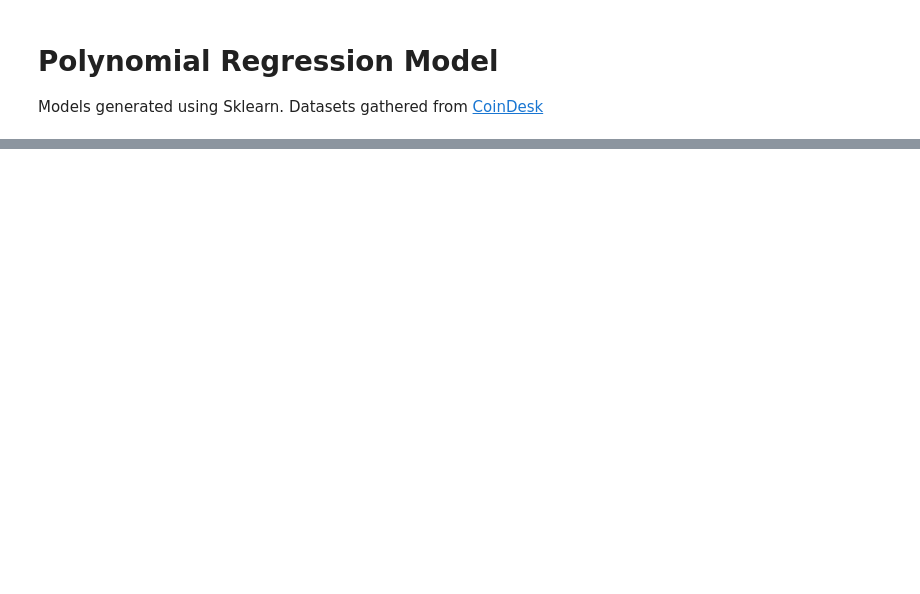
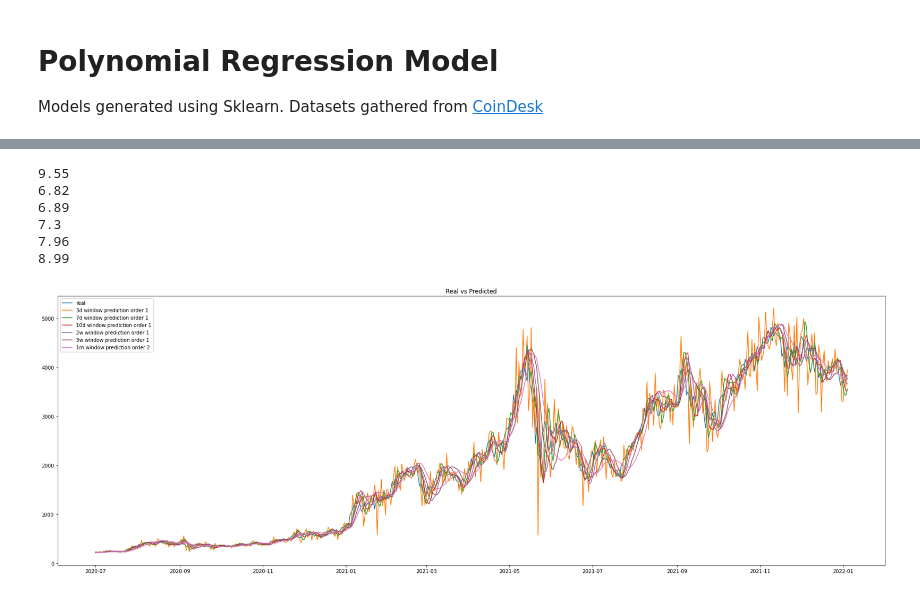
Before and after one commit to nabebako/Crypto-Price-Prediction-Model, a Jupyter notebook: polynomial-regression.ipynb, the cells around one changed output, grey strips where cells are left out. Drawn from its saved outputs; the diff is of its cells as text; code cells hidden in the pictures; blank space fills up the shorter version.

```diff
--- a/polynomial-regression.ipynb
+++ b/polynomial-regression.ipynb
@@ -163,0 +103,13 @@ print(polynomial_regression_model_predict(df_solana, 4, 7  , name = 'Solana'))
+# %%
+def get_csv(path: str) -> pd.DataFrame:
+
+    df = pd.read_csv(path, parse_dates = ['Date'])\
+        .drop(columns = ['Currency', '24h Open (USD)', '24h High (USD)', '24h Low (USD)'])\
+        .rename(columns = {'Date': 'date', 'Closing Price (USD)': 'price'})
+
+    return df
+# %%
+df_ada = get_csv('./data/Cardano.csv')
+df_eth = get_csv('./data/ethereum.csv')
+df_sol = get_csv('./data/solana.csv')
+df_doge = get_csv('./data/dogecoin.csv')
@@ -163,0 +138,36 @@ print(polynomial_regression_model_predict(df_solana, 4, 7  , name = 'Solana'))
+# %%
+eth_rolling_3_1 = rolling_forecast(df_eth, 1, 3)
+eth_rolling_7_1 = rolling_forecast(df_eth, 1, 7)
+eth_rolling_10_1 = rolling_forecast(df_eth, 1, 10)
+eth_rolling_14_1 = rolling_forecast(df_eth, 1, 14)
+eth_rolling_21_1 = rolling_forecast(df_eth, 1, 21)
+eth_rolling_30_2 = rolling_forecast(df_eth, 1, 30)
+# %%
+plt.figure(figsize = (30,10))
+plt.title('Real vs Predicted')
+
+plt.plot(eth_rolling_7_1[['real']], label = 'real')
+plt.plot(eth_rolling_3_1[['pred']], label = '3d window prediction order 1')
+plt.plot(eth_rolling_7_1[['pred']], label = '7d window prediction order 1')
+plt.plot(eth_rolling_10_1[['pred']], label = '10d window prediction order 1')
+plt.plot(eth_rolling_14_1[['pred']], label = '2w window prediction order 1')
+plt.plot(eth_rolling_21_1[['pred']], label = '3w window prediction order 1')
+plt.plot(eth_rolling_30_2[['pred']], label = '1m window prediction order 2')
+
+print(mean_absolute_percentage_error(eth_rolling_3_1))
+print(mean_absolute_percentage_error(eth_rolling_7_1))
+print(mean_absolute_percentage_error(eth_rolling_10_1))
+print(mean_absolute_percentage_error(eth_rolling_14_1))
+print(mean_absolute_percentage_error(eth_rolling_21_1))
+print(mean_absolute_percentage_error(eth_rolling_30_2))
+
+plt.legend(loc = 'best')
+plt.show()
+# %% [output]
+9.55
+6.82
+6.89
+7.3
+7.96
+8.99
+[figure, added]
```
Also changed, not shown: parts of 11 cells of this notebook.
